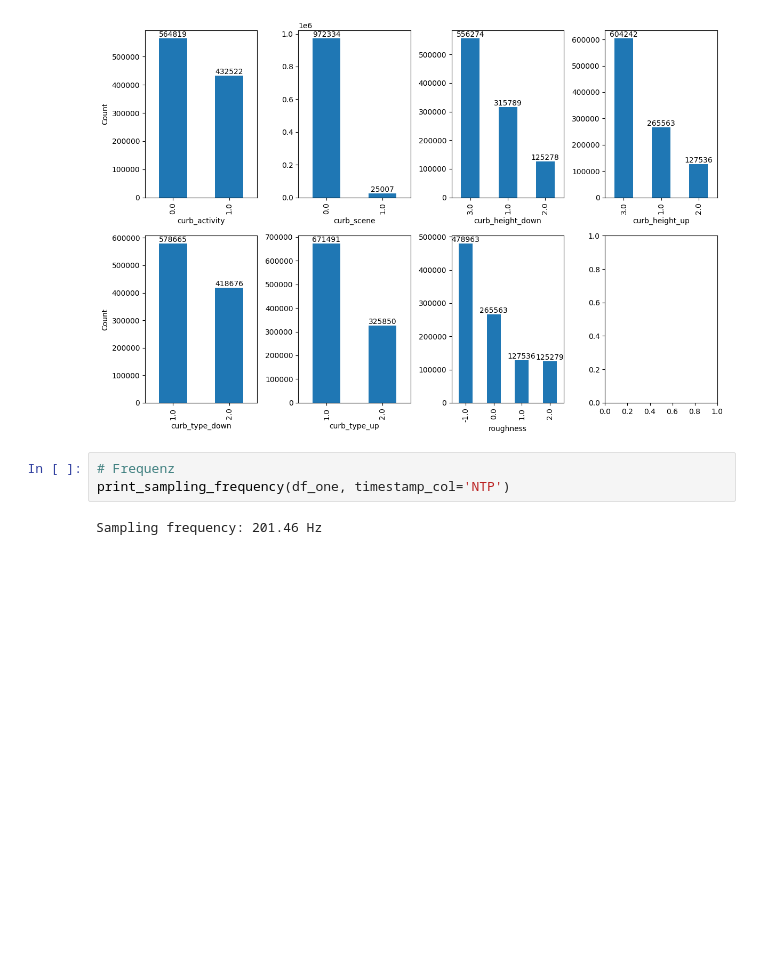
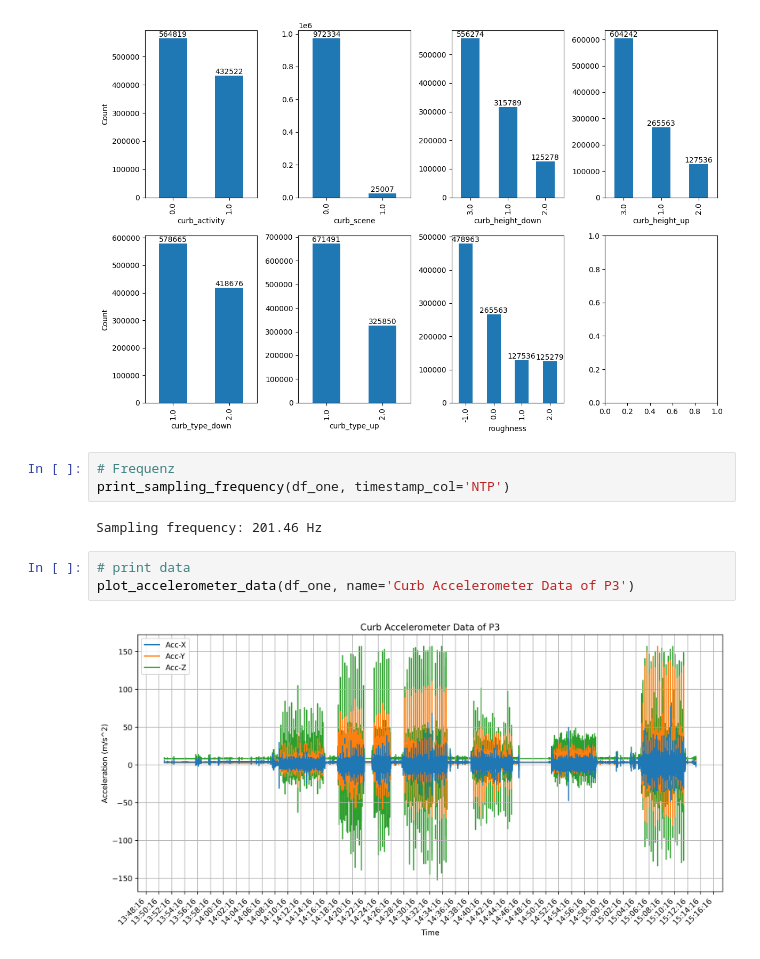
Before and after one commit to Ziyi-star/Bachelorarbeit, a Jupyter notebook: notebooks/data_visualization/curb.ipynb, the cells around one changed output. Cells and saved outputs as stored; diff of their text form; blank space fills up the shorter version.

Commit message:
Add function to plot accelerometer data with time-based index

```diff
--- a/notebooks/data_visualization/curb.ipynb
+++ b/notebooks/data_visualization/curb.ipynb
@@ -79,3 +79,8 @@ plt.show()
 print_sampling_frequency(df_one, timestamp_col='NTP')
 # %% [output]
 Sampling frequency: 201.46 Hz
+# %%
+# print data
+plot_accelerometer_data(df_one, name='Curb Accelerometer Data of P3')
+# %% [output]
+[figure, added]
```
Also changed, not shown: 1 other file.
